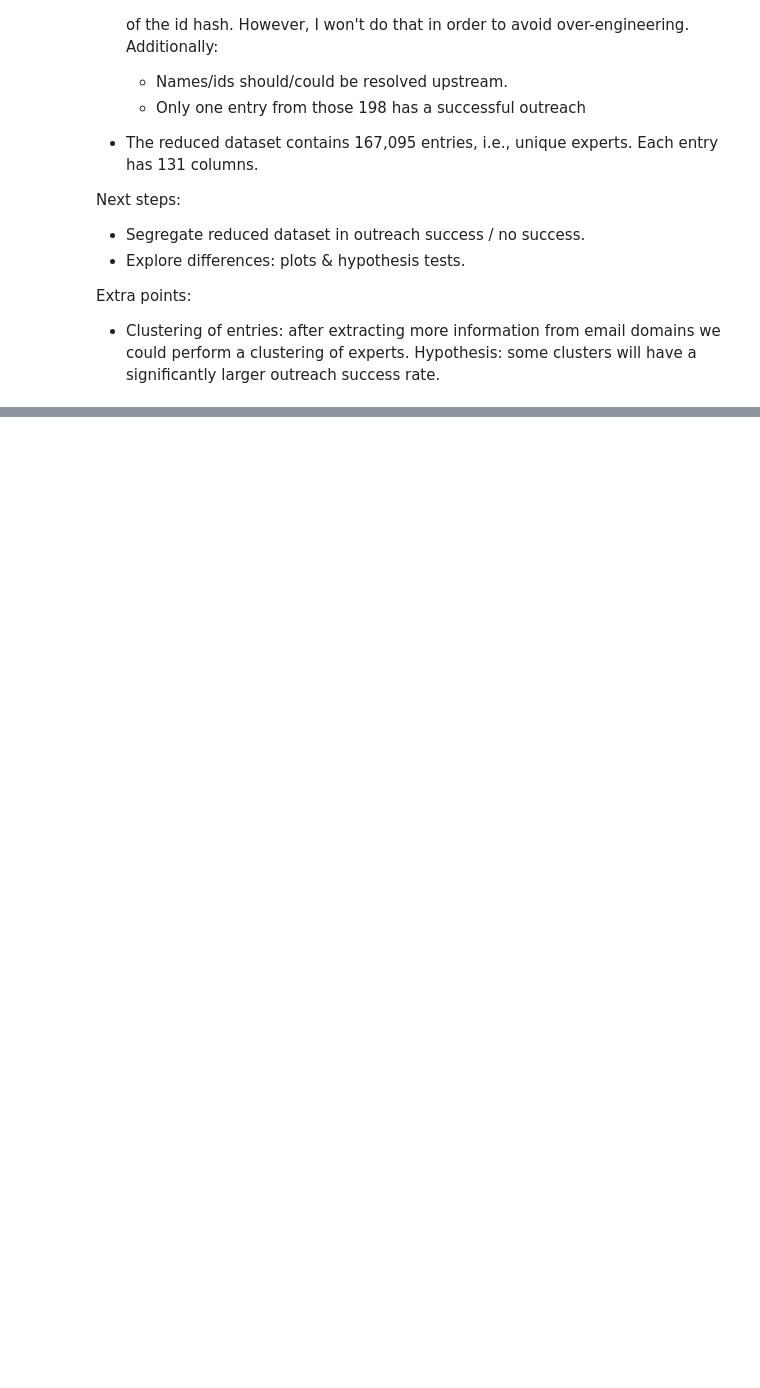
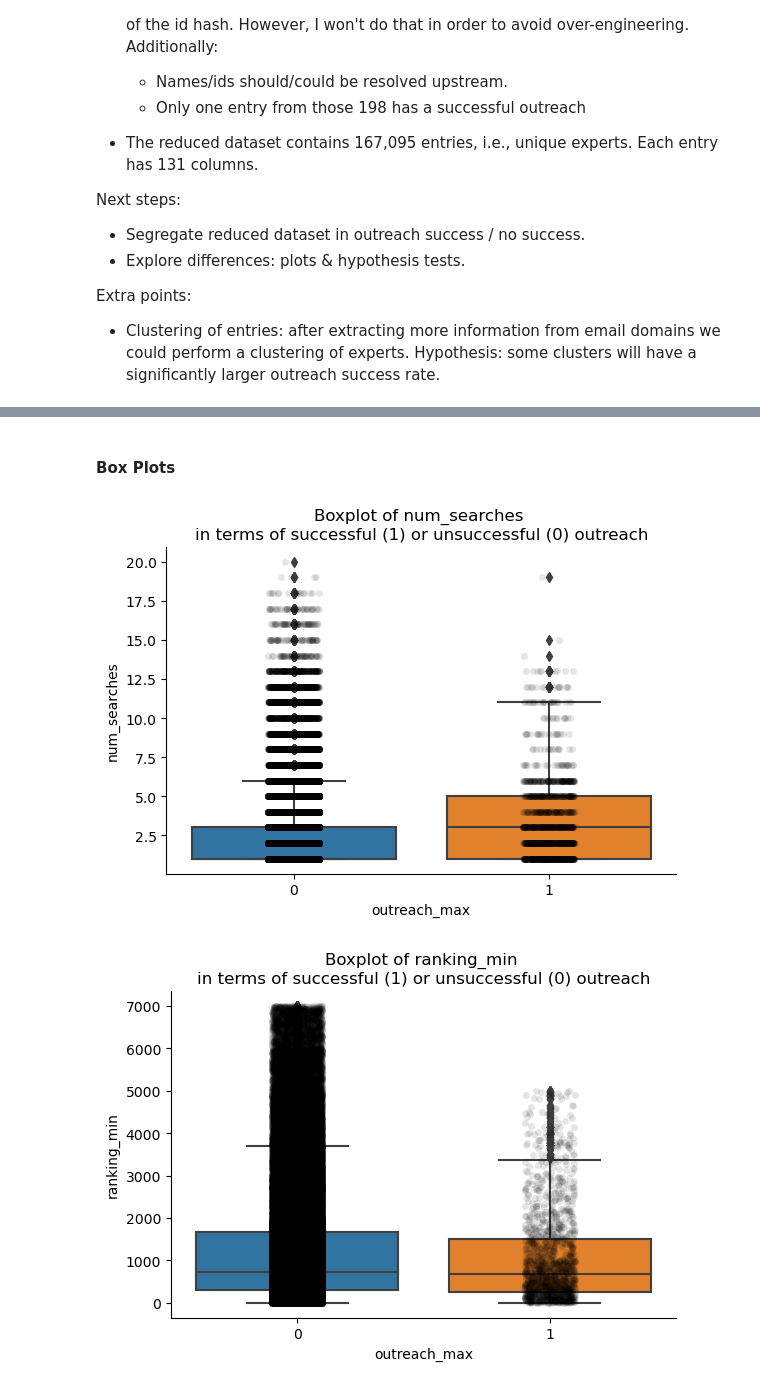
Before and after one commit to mxagar/expert_chase, a Jupyter notebook: expert_analysis.ipynb, the cells around one changed output, grey strips where cells are left out. Cells and saved outputs as stored; diff of their text form; code cells hidden in the pictures; blank space fills up the shorter version.

```diff
--- a/expert_analysis.ipynb
+++ b/expert_analysis.ipynb
@@ -935,0 +1004,17 @@ Hypothesis / Explorations:
+# %% [markdown]
+#### Box Plots
+# %%
+# Boxplots
+# Variables that seem to be associated with significant differences:
+# - num_searches: number of times an expert has appeared
+# - num_emails: number of emails available for an expert
+numerical_features = ['num_searches', 'ranking_min', 'ranking_max', 'ranking_median', 'num_emails', 'num_countries']
+for var in numerical_features:
+    sns.catplot(x='outreach_max', y=var, data=df_experts, kind="box", height=4, aspect=1.5)
+    # Data points
+    sns.stripplot(x='outreach_max', y=var, data=df_experts, jitter=0.1, alpha=0.1, color='k')
+    plt.title(f'Boxplot of {var} \nin terms of successful (1) or unsuccessful (0) outreach')
+    plt.show()
+# %% [output]
+[figure, added]
+[figure, added]
```
Also changed, not shown: parts of 34 cells of this notebook, 2 other files.
